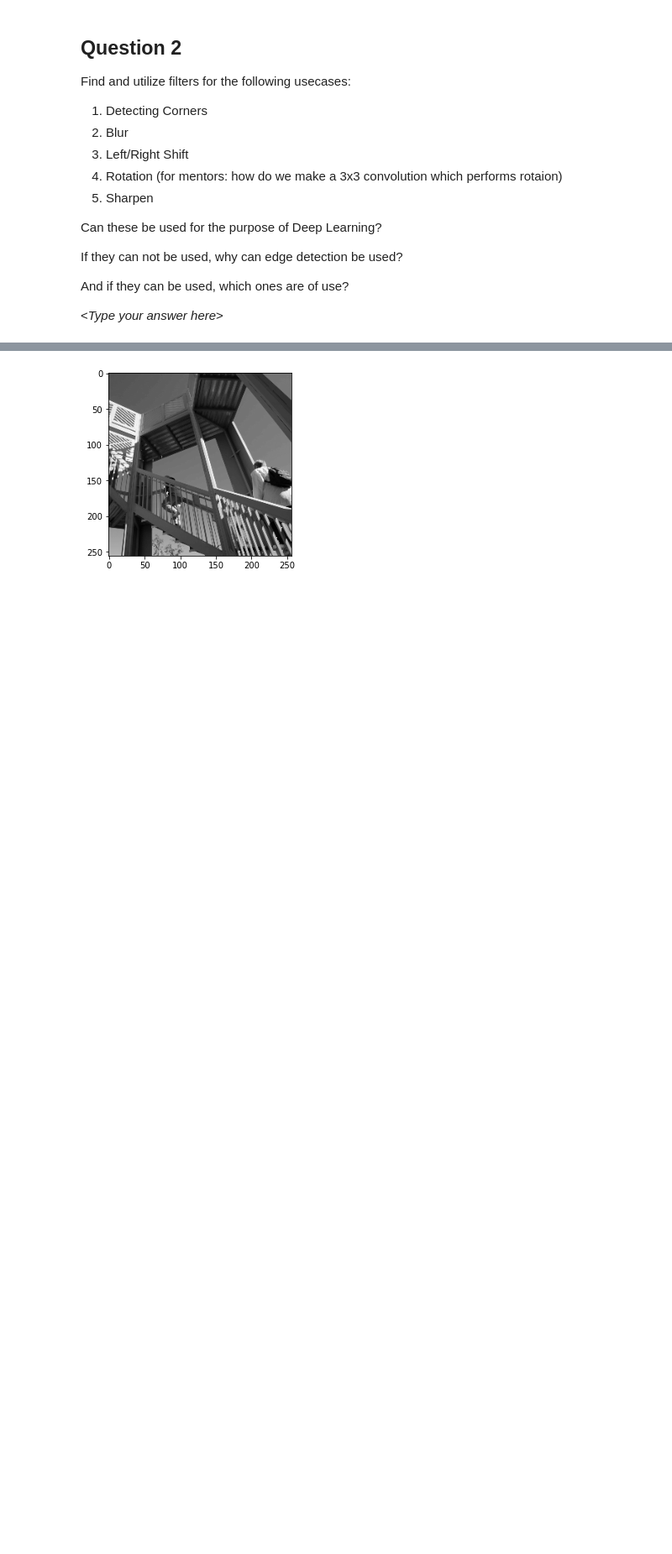
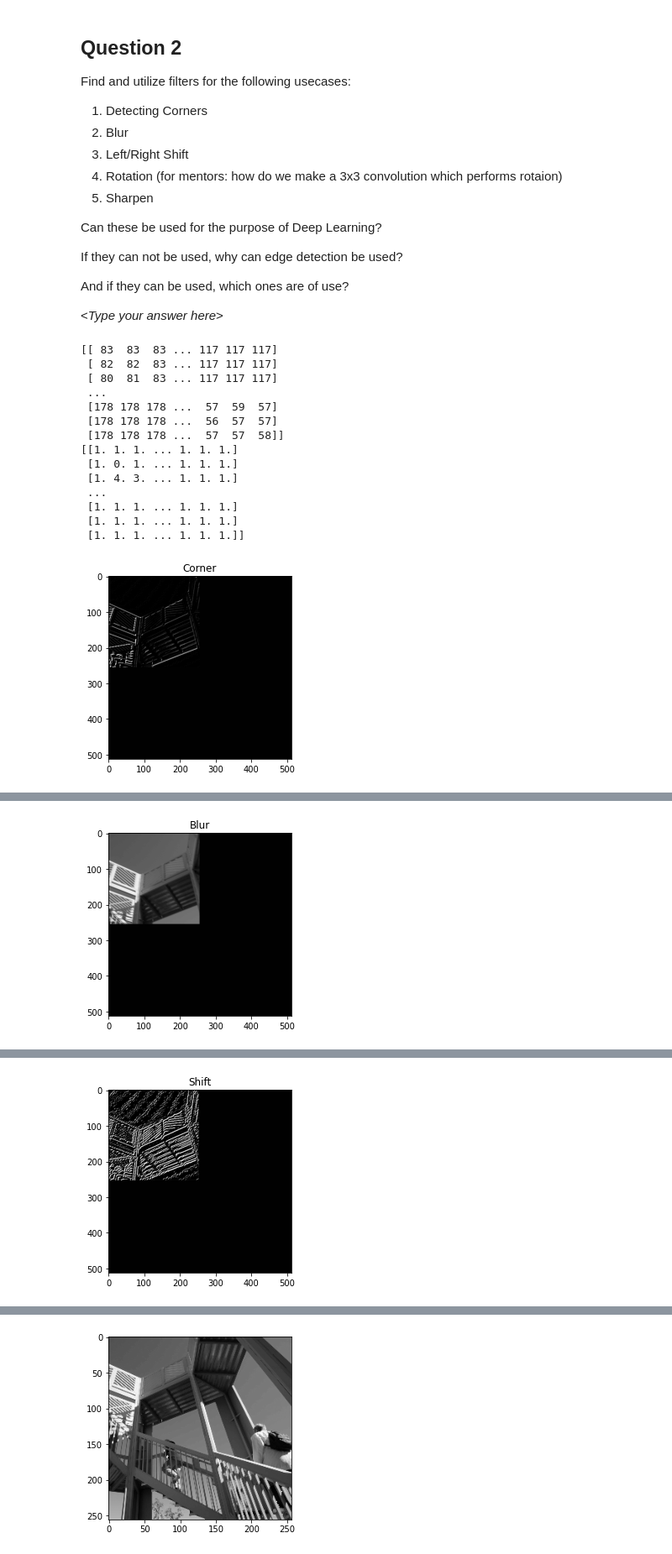
Before and after one commit to gguliants/MIT-SureStart, a Jupyter notebook: GG_Day_6_Introduction_to_CNNs_SV.ipynb, the cells around one changed output, grey strips where cells are left out. Shown at 84% size. Drawn from its saved outputs; the diff is of its cells as text; code cells hidden in the pictures; blank space fills up the shorter version.

```diff
--- a/GG_Day_6_Introduction_to_CNNs_SV.ipynb
+++ b/GG_Day_6_Introduction_to_CNNs_SV.ipynb
@@ -205,10 +205,10 @@ import math
 #Filters
 
 # Change corner detection filter values here
-"""
-kernel_corner = np.array([[0,0,0],
-                        [0,0,0],
-                        [0,0,0]])
+
+kernel_corner = np.array([[-1,-1,0],
+                        [-1,0,1],
+                        [0,1,1]])
 print(img)
 img_corner = convolute(img, size_x, size_y, kernel_corner)
 
@@ -218,63 +218,84 @@ print(img_corner)
 plt.imshow(img_corner)
 plt.title('Corner')
 plt.show()
-"""
+
 
 # Change blur filter values here
 
 ## use the same kernel / convolution / plotting code as above - make sure you change the variable names accordingly
+kernel_blur = np.array([[1/9,1/9,0], # - -
+                        [-1/9,0,1/9],
+                        [0,1/9,1/9]])
+print(img)
+img_blur = convolute(img, size_x, size_y, kernel_blur)
 
-# Change shift filter values here
+plt.gray()
+plt.grid(False)
+print(img_blur)
+plt.imshow(img_blur)
+plt.title('Blur')
+plt.show()
 
-## use the same kernel / convolution / plotting code as above - make sure you change the variable names accordingly
-# Change corner detection filter values here
-"""
-kernel_shift = np.array([[0,0,0],
+kernel_shift = np.array([[1,0,0],
                         [0,0,0],
                         [0,0,0]])
 print(img)
 img_shift = convolute(img, size_x, size_y, kernel_corner) # we might not be able to see shift by 1 pixel clearly, that's why we perform the shift 5 times
 img_shift = convolute(img_shift, size_x, size_y, kernel_corner)
 img_shift = convolute(img_shift, size_x, size_y, kernel_corner)
 img_shift = convolute(img_shift, size_x, size_y, kernel_corner)
 img_shift = convolute(img_shift, size_x, size_y, kernel_corner)
 
 plt.gray()
 plt.grid(False)
 print(img_shift)
 plt.imshow(img_shift)
 plt.title('Shift')
 plt.show()
-"""
+
 
 # Change rotation filter values here
 
 ## use the same kernel / convolution / plotting code as above - make sure you change the variable names accordingly
-"""
-kernel_rotation = np.array([[math.cos(60),-math.sin(60),0],
-                            [math.sin(60),math.cos(60),0],
-                            [0,0,1]])
-img_rotation = convolute(img, size_x, size_y, kernel_rotation)
 
-plt.gray()
-plt.grid(False)
-plt.imshow(img_rotation)
-plt.title('Rotation')
-plt.show()
-"""
+#kernel_rotation = np.array([[math.cos(60),-math.sin(60),0],
+               #             [math.sin(60),math.cos(60),0],
+               #             [0,0,1]])
+#img_rotation = convolute(img, size_x, size_y, kernel_rotation)
+
+#plt.gray()
+#plt.grid(False)
+#plt.imshow(img_rotation)
+#plt.title('Rotation')
+#plt.show()
 
 # Change sharpen filter values here
 
 ## use the same kernel / convolution / plotting code as above - make sure you change the variable names accordingly
-"""
-kernel_sharpen = np.array([[0,0,0],
-                        [0,0,0],
-                        [0,0,0]])
+
+kernel_sharpen = np.array([[-1,-1,-1],
+                        [-1,1,-1],
+                        [-1,-1,-1]])
 img_sharpen = convolute(img, size_x, size_y, kernel_sharpen)
 
 plt.gray()
 plt.grid(False)
 plt.imshow(img_sharpen)
 plt.title('Sharpen')
 plt.show()
-"""
+# %% [output]
+[[ 83  83  83 ... 117 117 117]
+ [ 82  82  83 ... 117 117 117]
+ [ 80  81  83 ... 117 117 117]
+ ...
+ [178 178 178 ...  57  59  57]
+ [178 178 178 ...  56  57  57]
+ [178 178 178 ...  57  57  58]]
+[[1. 1. 1. ... 1. 1. 1.]
+ [1. 0. 1. ... 1. 1. 1.]
+ [1. 4. 3. ... 1. 1. 1.]
+ ...
+ [1. 1. 1. ... 1. 1. 1.]
+ [1. 1. 1. ... 1. 1. 1.]
+ [1. 1. 1. ... 1. 1. 1.]]
+[figure, added]
@@ -280,0 +322 @@ plt.show()
+[figure, added]
@@ -280,0 +337 @@ plt.show()
+[figure, added]
```
Also changed, not shown: parts of 14 cells of this notebook.
